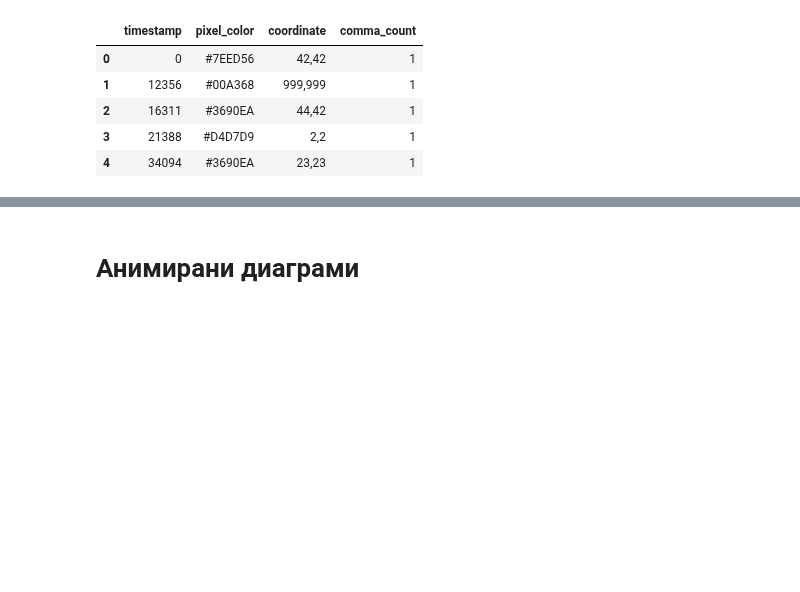
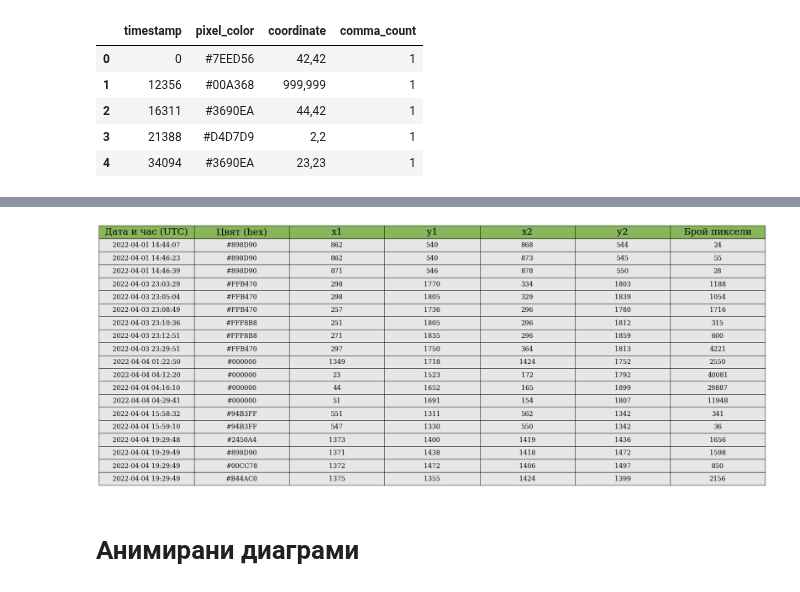
Before and after one commit to Denis-Iv/Analyzing-Social-Experiment, a Jupyter notebook: visualize_data.ipynb, the cells around one changed output, grey strips where cells are left out. Saved outputs shown, nothing was run; the diff lists cells and outputs as text; code cells hidden in the pictures; blank space fills up the shorter version.

```diff
--- a/visualize_data.ipynb
+++ b/visualize_data.ipynb
@@ -316,5 +401,4 @@ moderated_colors_count.head()
 # %%
-ddf_moderated = ddf_moderated.drop('coordinate')
 ddf_moderated = ddf_moderated.rename(columns={'timestamp': 'Дата и час (UTC)', 'pixel_color': 'Цвят (hex)', 'num_pixels': 'Брой пиксели'})
 
 ddf_moderated.head()
@@ -320,0 +412,31 @@ ddf_moderated.head()
+# %%
+fig, ax = plt.subplots()
+
+fig.patch.set_visible(False)
+ax.axis('off')
+ax.axis('tight')
+
+cell_colors = [['' for x in range(len(ddf_moderated.columns))] for y in range(len(ddf_moderated))]
+for row in range(0,len(cell_colors)):
+    for col in range(0,len(cell_colors[0])):
+        cell_colors[row][col] = '#E6E6E6'
+
+col_colors = []
+col_widths = []
+for col in range(0,len(ddf_moderated.columns)):
+    col_colors.append('#89b55c')
+    col_widths.append(0.2)
+
+
+table = ax.table(cellText=ddf_moderated.values, colLabels=ddf_moderated.columns, loc='center', cellColours=cell_colors, colColours=col_colors, colWidths=col_widths, cellLoc='center')
+table.scale(1,3)
+table.auto_set_font_size(False)
+table.set_fontsize(16)
+
+for (row, col), cell in table.get_celld().items():
+  if (row == 0):
+    cell.set_text_props(fontproperties=FontProperties(size=23))
+
+fig.tight_layout()
+# %% [output]
+[figure, added]
```
Also changed, not shown: parts of 19 cells of this notebook.
